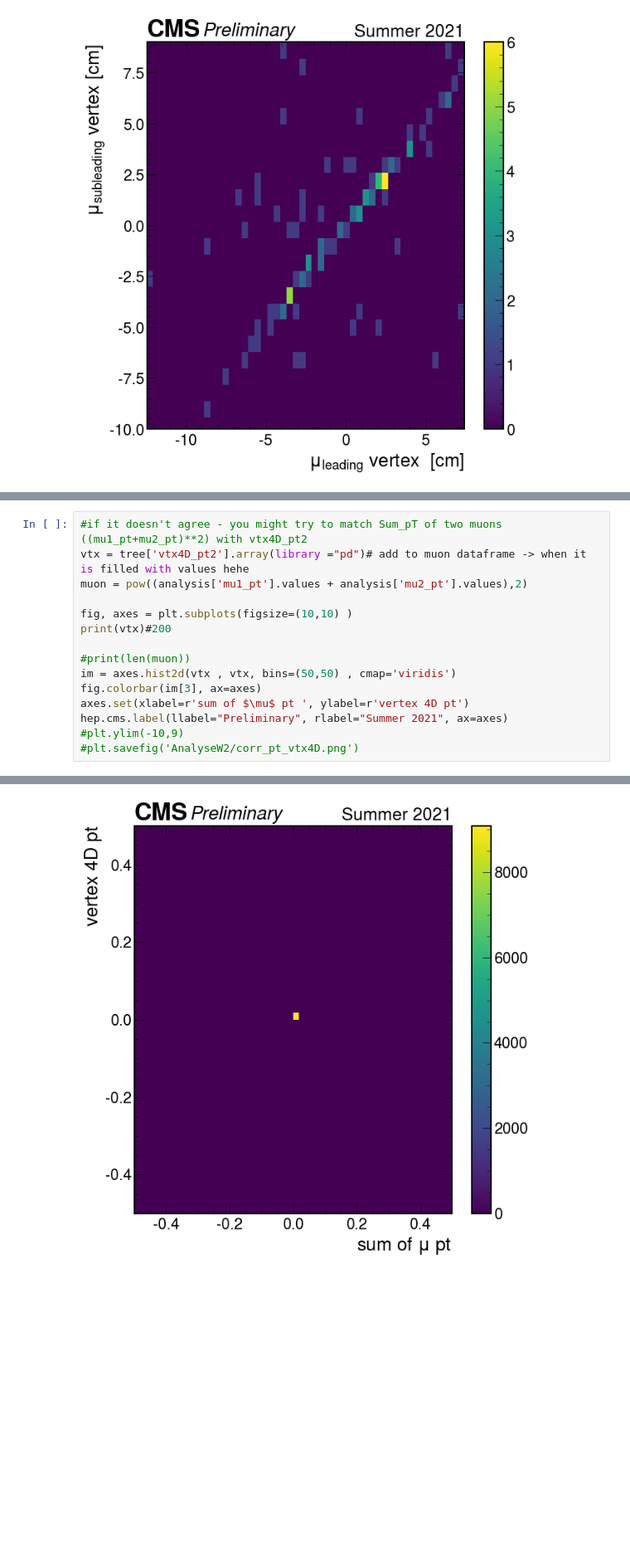
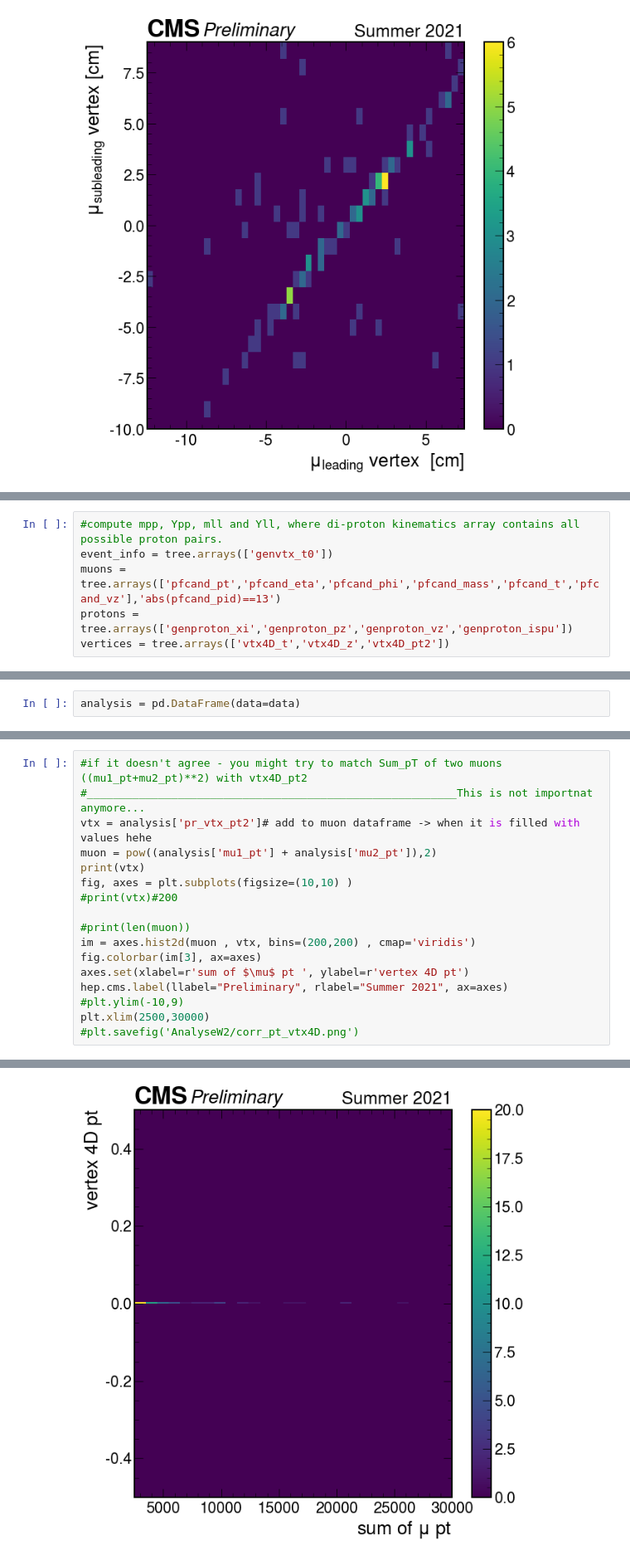
Before and after one commit to jloemker/SWAN, a Jupyter notebook: Analysis_notebook.ipynb, the cells around one changed output, grey strips where cells are left out. Shown at 83% size. Cells and saved outputs as stored; diff of their text form; blank space fills up the shorter version.

```diff
--- a/Analysis_notebook.ipynb
+++ b/Analysis_notebook.ipynb
@@ -514,2 +512,8 @@ plt.savefig('AnalyseW2/corr_vtx4Dt0_mu1mu2.png')
 # %% [output]
 [figure]
+# %%
+#compute mpp, Ypp, mll and Yll, where di-proton kinematics array contains all possible proton pairs.
+event_info = tree.arrays(['genvtx_t0'])
+muons = tree.arrays(['pfcand_pt','pfcand_eta','pfcand_phi','pfcand_mass','pfcand_t','pfcand_vz'],'abs(pfcand_pid)==13')
+protons = tree.arrays(['genproton_xi','genproton_pz','genproton_vz','genproton_ispu'])
+vertices = tree.arrays(['vtx4D_t','vtx4D_z','vtx4D_pt2'])
@@ -515,0 +599,2 @@ plt.savefig('AnalyseW2/corr_vtx4Dt0_mu1mu2.png')
+# %%
+analysis = pd.DataFrame(data=data)
@@ -516,16 +628,18 @@ plt.savefig('AnalyseW2/corr_vtx4Dt0_mu1mu2.png')
 # %%
 #if it doesn't agree - you might try to match Sum_pT of two muons ((mu1_pt+mu2_pt)**2) with vtx4D_pt2
-vtx = tree['vtx4D_pt2'].array(library ="pd")# add to muon dataframe -> when it is filled with values hehe
-muon = pow((analysis['mu1_pt'].values + analysis['mu2_pt'].values),2)
-
+#_________________________________________________________This is not importnat anymore...
+vtx = analysis['pr_vtx_pt2']# add to muon dataframe -> when it is filled with values hehe
+muon = pow((analysis['mu1_pt'] + analysis['mu2_pt']),2)
+print(vtx)
 fig, axes = plt.subplots(figsize=(10,10) )
-print(vtx)#200
+#print(vtx)#200
 
 #print(len(muon))
-im = axes.hist2d(vtx , vtx, bins=(50,50) , cmap='viridis')
+im = axes.hist2d(muon , vtx, bins=(200,200) , cmap='viridis')
 fig.colorbar(im[3], ax=axes)
 axes.set(xlabel=r'sum of $\mu$ pt ', ylabel=r'vertex 4D pt')
 hep.cms.label(llabel="Preliminary", rlabel="Summer 2021", ax=axes)
 #plt.ylim(-10,9)
+plt.xlim(2500,30000)
 #plt.savefig('AnalyseW2/corr_pt_vtx4D.png')
 # %% [output]
@@ -547 +659 @@ Length: 9086, dtype: float32
-[figure, old version]
+[figure, new version]
```
Also changed, not shown: parts of 13 cells of this notebook.
